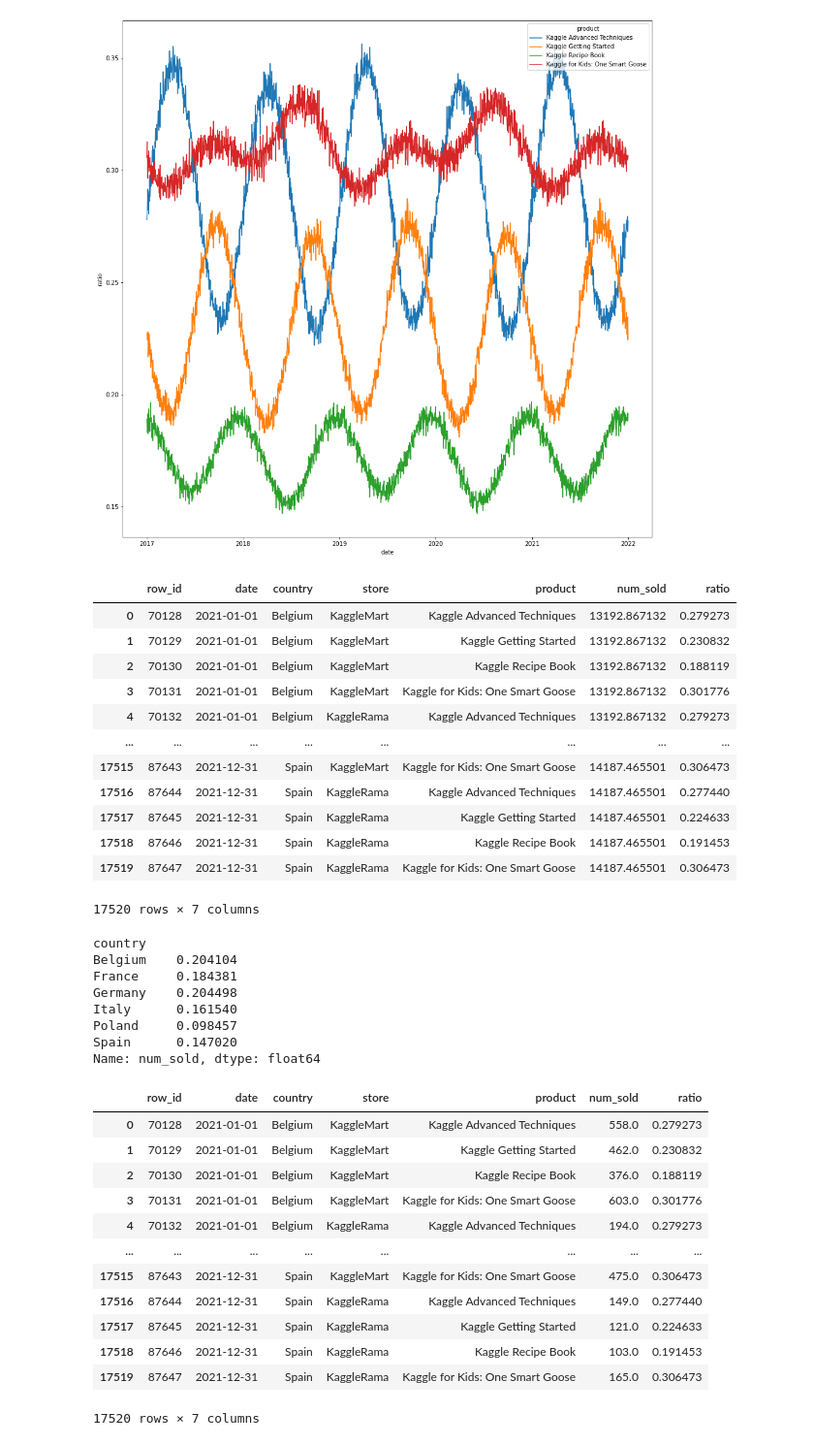
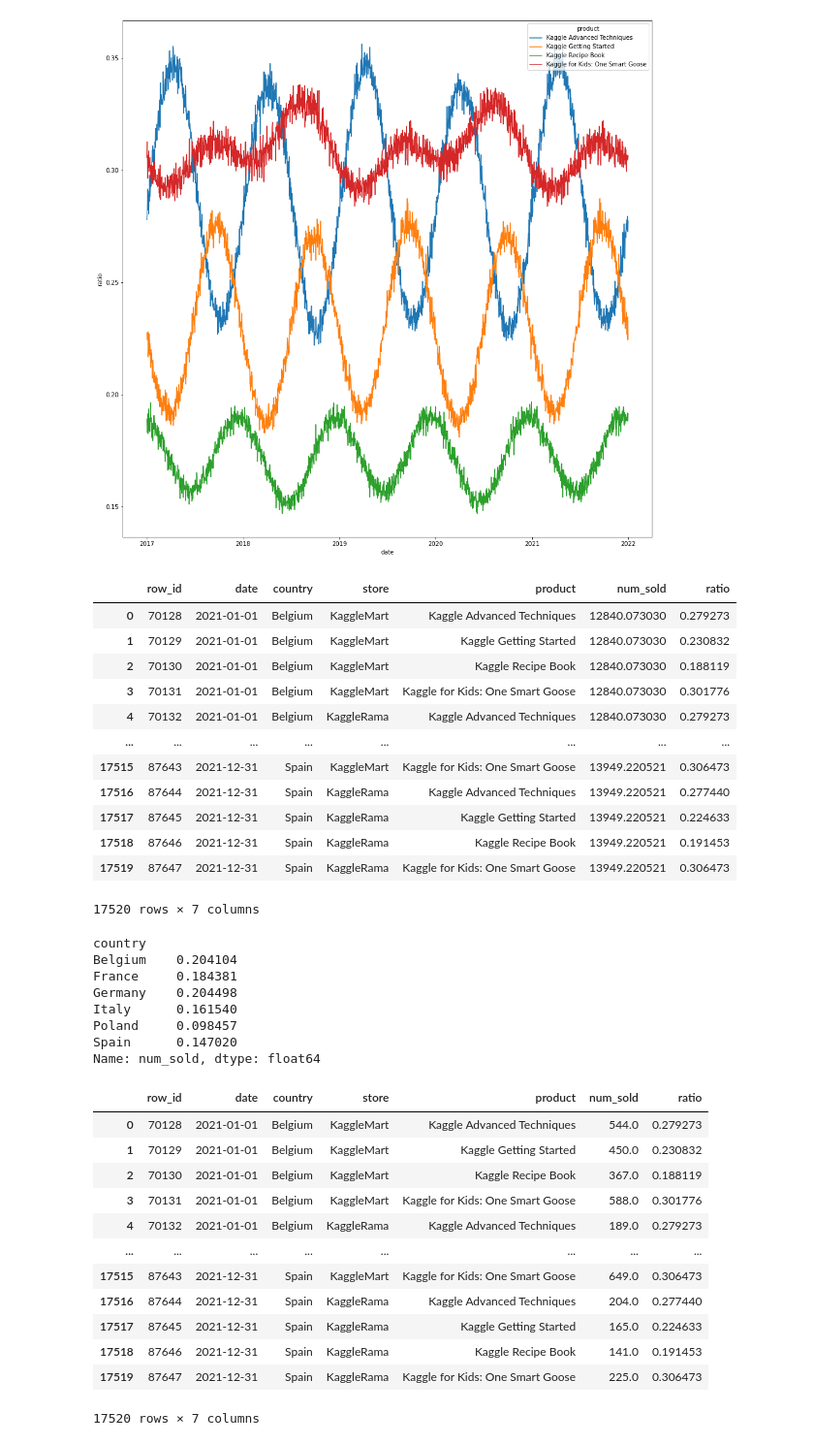
Before and after one commit to vs-sat-dev/Tabular-Playground-Series-09-2022, a Jupyter notebook: notebook.ipynb, the cells around one changed output. Shown at 97% size. Drawn from its saved outputs; the diff is of its cells as text; code cells hidden in the pictures.

```diff
--- a/notebook.ipynb
+++ b/notebook.ipynb
@@ -215,7 +215,8 @@ def feature_engineering(df, week_day_dict, year_day_dict):
     new_df['day_of_year'] = new_df['date'].dt.day_of_year
     new_df['day_of_week'] = new_df['date'].dt.day_of_week
 
-    new_df = new_df.loc[~(new_df['date'] == '2020-02-29')]
+    #new_df = new_df.loc[~(new_df['date'] == '2020-02-29')]
+    new_df = new_df.loc[(new_df['date'] < '2020-01-01') | (new_df['date'] > '2020-12-31')]
     new_df['day_of_year'] = new_df.apply(lambda x: x['day_of_year'] if ((x['date'] < pd.Timestamp('2020-02-29')) | (x['date'] >= pd.Timestamp('2021-01-01'))) else x['day_of_year'] - 1, axis=1)
 
     if 'num_sold' in new_df.columns:
@@ -236,6 +237,9 @@ def feature_engineering(df, week_day_dict, year_day_dict):
     for year_day in new_df['day_of_year'].unique():
         new_df.loc[new_df['day_of_year'] == year_day, 'day_of_year'] = new_year_day_dict[str(year_day)]
 
+    #covid_weight = new_df.loc[~((new_df['month'] >= 3) & (new_df['month'] < 6)), 'num_sold'].sum() / new_df.loc[((new_df['month'] >= 3) & (new_df['month'] < 6)), 'num_sold'].sum()
+    #print(covid_weight)
+
     #new_df['important_dates'] = new_df.apply(lambda x: x['day_of_year'] if x['day_of_year'] in [1,2,3,4,5,6,7,8,125,126,360,361,362,363,364,365] else 0, axis=1)
     new_df = new_df.drop(columns=['date', 'month'])
     #new_df = pd.get_dummies(new_df, columns=['day_of_week', 'important_dates'])
@@ -357,17 +361,17 @@ df_submission['ratio'] = df_product_ratio_test['ratio']
 df_submission
 # %% [output]
 |  | row_id | date | country | store | product | num_sold | ratio |
-| 0 | 70128 | 2021-01-01 | Belgium | KaggleMart | Kaggle Advanced Techniques | 13192.867132 | 0.279273 |
-| 1 | 70129 | 2021-01-01 | Belgium | KaggleMart | Kaggle Getting Started | 13192.867132 | 0.230832 |
-| 2 | 70130 | 2021-01-01 | Belgium | KaggleMart | Kaggle Recipe Book | 13192.867132 | 0.188119 |
-| 3 | 70131 | 2021-01-01 | Belgium | KaggleMart | Kaggle for Kids: One Smart Goose | 13192.867132 | 0.301776 |
-| 4 | 70132 | 2021-01-01 | Belgium | KaggleRama | Kaggle Advanced Techniques | 13192.867132 | 0.279273 |
+| 0 | 70128 | 2021-01-01 | Belgium | KaggleMart | Kaggle Advanced Techniques | 12840.073030 | 0.279273 |
+| 1 | 70129 | 2021-01-01 | Belgium | KaggleMart | Kaggle Getting Started | 12840.073030 | 0.230832 |
+| 2 | 70130 | 2021-01-01 | Belgium | KaggleMart | Kaggle Recipe Book | 12840.073030 | 0.188119 |
+| 3 | 70131 | 2021-01-01 | Belgium | KaggleMart | Kaggle for Kids: One Smart Goose | 12840.073030 | 0.301776 |
+| 4 | 70132 | 2021-01-01 | Belgium | KaggleRama | Kaggle Advanced Techniques | 12840.073030 | 0.279273 |
 | ... | ... | ... | ... | ... | ... | ... | ... |
-| 17515 | 87643 | 2021-12-31 | Spain | KaggleMart | Kaggle for Kids: One Smart Goose | 14187.465501 | 0.306473 |
-| 17516 | 87644 | 2021-12-31 | Spain | KaggleRama | Kaggle Advanced Techniques | 14187.465501 | 0.277440 |
-| 17517 | 87645 | 2021-12-31 | Spain | KaggleRama | Kaggle Getting Started | 14187.465501 | 0.224633 |
-| 17518 | 87646 | 2021-12-31 | Spain | KaggleRama | Kaggle Recipe Book | 14187.465501 | 0.191453 |
-| 17519 | 87647 | 2021-12-31 | Spain | KaggleRama | Kaggle for Kids: One Smart Goose | 14187.465501 | 0.306473 |
+| 17515 | 87643 | 2021-12-31 | Spain | KaggleMart | Kaggle for Kids: One Smart Goose | 13949.220521 | 0.306473 |
+| 17516 | 87644 | 2021-12-31 | Spain | KaggleRama | Kaggle Advanced Techniques | 13949.220521 | 0.277440 |
+| 17517 | 87645 | 2021-12-31 | Spain | KaggleRama | Kaggle Getting Started | 13949.220521 | 0.224633 |
+| 17518 | 87646 | 2021-12-31 | Spain | KaggleRama | Kaggle Recipe Book | 13949.220521 | 0.191453 |
+| 17519 | 87647 | 2021-12-31 | Spain | KaggleRama | Kaggle for Kids: One Smart Goose | 13949.220521 | 0.306473 |
 17520 rows × 7 columns
 # %%
 country_weights = df_train.groupby('country')['num_sold'].sum() \
@@ -384,27 +388,27 @@ Spain      0.147020
 Name: num_sold, dtype: float64
 # %%
 for country in country_weights.index:
-    df_submission.loc[df_submission['country'] == country, 'num_sold'] *= country_weights[country]
+    df_submission.loc[df_submission['country'] == country, 'num_sold'] *= country_weights['Germany']
 
 for store in store_weights.index:
     df_submission.loc[df_submission['store'] == store, 'num_sold'] *= store_weights[store]
 
 df_submission['num_sold'] *= df_submission['ratio']
 df_submission['num_sold'] = df_submission['num_sold'].round()
 df_submission
 # %% [output]
 |  | row_id | date | country | store | product | num_sold | ratio |
-| 0 | 70128 | 2021-01-01 | Belgium | KaggleMart | Kaggle Advanced Techniques | 558.0 | 0.279273 |
-| 1 | 70129 | 2021-01-01 | Belgium | KaggleMart | Kaggle Getting Started | 462.0 | 0.230832 |
-| 2 | 70130 | 2021-01-01 | Belgium | KaggleMart | Kaggle Recipe Book | 376.0 | 0.188119 |
-| 3 | 70131 | 2021-01-01 | Belgium | KaggleMart | Kaggle for Kids: One Smart Goose | 603.0 | 0.301776 |
-| 4 | 70132 | 2021-01-01 | Belgium | KaggleRama | Kaggle Advanced Techniques | 194.0 | 0.279273 |
+| 0 | 70128 | 2021-01-01 | Belgium | KaggleMart | Kaggle Advanced Techniques | 544.0 | 0.279273 |
+| 1 | 70129 | 2021-01-01 | Belgium | KaggleMart | Kaggle Getting Started | 450.0 | 0.230832 |
+| 2 | 70130 | 2021-01-01 | Belgium | KaggleMart | Kaggle Recipe Book | 367.0 | 0.188119 |
+| 3 | 70131 | 2021-01-01 | Belgium | KaggleMart | Kaggle for Kids: One Smart Goose | 588.0 | 0.301776 |
+| 4 | 70132 | 2021-01-01 | Belgium | KaggleRama | Kaggle Advanced Techniques | 189.0 | 0.279273 |
 | ... | ... | ... | ... | ... | ... | ... | ... |
-| 17515 | 87643 | 2021-12-31 | Spain | KaggleMart | Kaggle for Kids: One Smart Goose | 475.0 | 0.306473 |
-| 17516 | 87644 | 2021-12-31 | Spain | KaggleRama | Kaggle Advanced Techniques | 149.0 | 0.277440 |
-| 17517 | 87645 | 2021-12-31 | Spain | KaggleRama | Kaggle Getting Started | 121.0 | 0.224633 |
-| 17518 | 87646 | 2021-12-31 | Spain | KaggleRama | Kaggle Recipe Book | 103.0 | 0.191453 |
-| 17519 | 87647 | 2021-12-31 | Spain | KaggleRama | Kaggle for Kids: One Smart Goose | 165.0 | 0.306473 |
+| 17515 | 87643 | 2021-12-31 | Spain | KaggleMart | Kaggle for Kids: One Smart Goose | 649.0 | 0.306473 |
+| 17516 | 87644 | 2021-12-31 | Spain | KaggleRama | Kaggle Advanced Techniques | 204.0 | 0.277440 |
+| 17517 | 87645 | 2021-12-31 | Spain | KaggleRama | Kaggle Getting Started | 165.0 | 0.224633 |
+| 17518 | 87646 | 2021-12-31 | Spain | KaggleRama | Kaggle Recipe Book | 141.0 | 0.191453 |
+| 17519 | 87647 | 2021-12-31 | Spain | KaggleRama | Kaggle for Kids: One Smart Goose | 225.0 | 0.306473 |
 17520 rows × 7 columns
 # %%
 df_submission = df_submission[['row_id', 'num_sold']]
```
Also changed, not shown: parts of 4 cells of this notebook.
